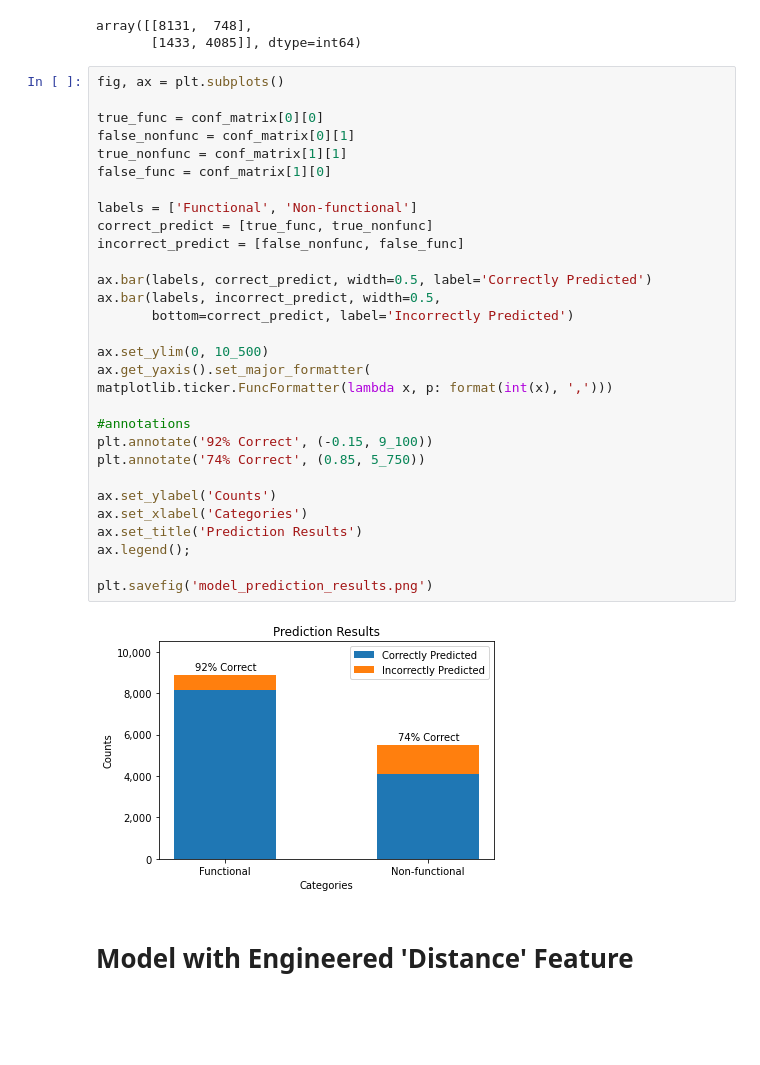
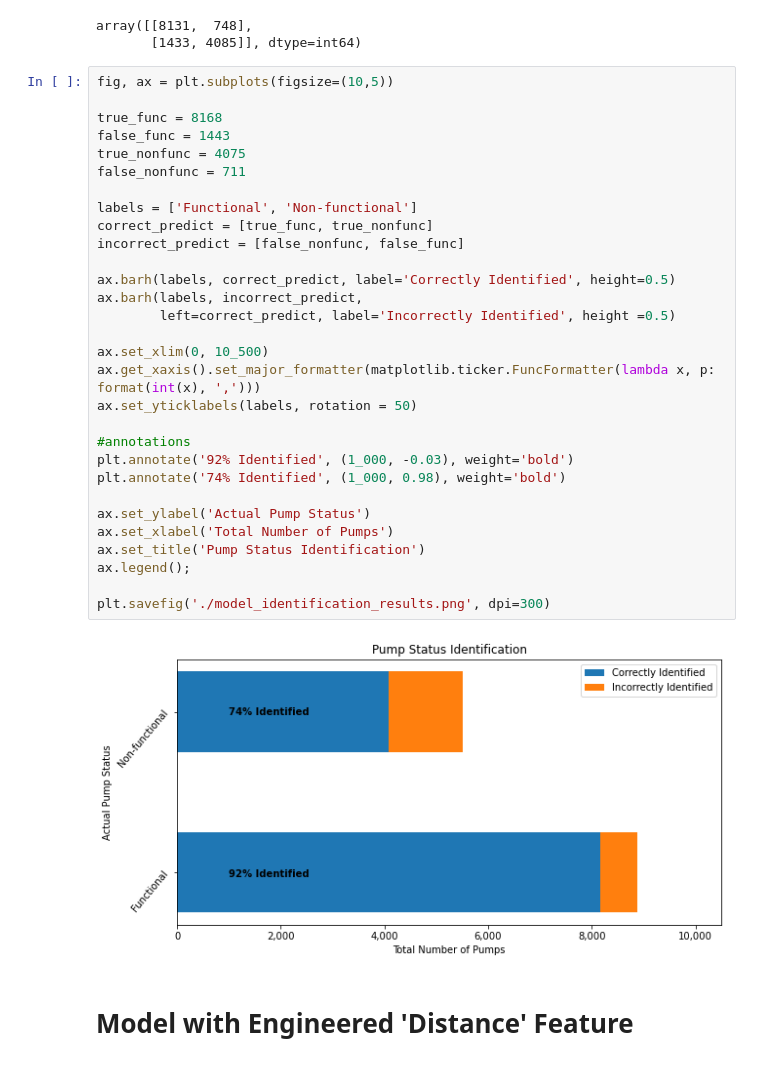
Before and after one commit to yuhkulele/Tanzanian-Water-Well-Status-Classification, a Jupyter notebook: notebooks_scratch/Yuhkai_modeling.ipynb, the cells around one changed output. Drawn from its saved outputs; the diff is of its cells as text; blank space fills up the shorter version.

Commit message:
Updated slideshow visualizations

```diff
--- a/notebooks_scratch/Yuhkai_modeling.ipynb
+++ b/notebooks_scratch/Yuhkai_modeling.ipynb
@@ -1059,37 +1059,37 @@ conf_matrix
 array([[8131,  748],
        [1433, 4085]], dtype=int64)
 # %%
-fig, ax = plt.subplots()
+fig, ax = plt.subplots(figsize=(10,5))
 
-true_func = conf_matrix[0][0]
-false_nonfunc = conf_matrix[0][1]
-true_nonfunc = conf_matrix[1][1]
-false_func = conf_matrix[1][0]
+true_func = 8168
+false_func = 1443
+true_nonfunc = 4075
+false_nonfunc = 711
 
 labels = ['Functional', 'Non-functional']
 correct_predict = [true_func, true_nonfunc]
 incorrect_predict = [false_nonfunc, false_func]
 
-ax.bar(labels, correct_predict, width=0.5, label='Correctly Predicted')
-ax.bar(labels, incorrect_predict, width=0.5,
-       bottom=correct_predict, label='Incorrectly Predicted')
+ax.barh(labels, correct_predict, label='Correctly Identified', height=0.5)
+ax.barh(labels, incorrect_predict,
+        left=correct_predict, label='Incorrectly Identified', height =0.5)
 
-ax.set_ylim(0, 10_500)
-ax.get_yaxis().set_major_formatter(
-matplotlib.ticker.FuncFormatter(lambda x, p: format(int(x), ',')))
+ax.set_xlim(0, 10_500)
+ax.get_xaxis().set_major_formatter(matplotlib.ticker.FuncFormatter(lambda x, p: format(int(x), ',')))
+ax.set_yticklabels(labels, rotation = 50)
 
 #annotations
-plt.annotate('92% Correct', (-0.15, 9_100))
-plt.annotate('74% Correct', (0.85, 5_750))
+plt.annotate('92% Identified', (1_000, -0.03), weight='bold')
+plt.annotate('74% Identified', (1_000, 0.98), weight='bold')
 
-ax.set_ylabel('Counts')
-ax.set_xlabel('Categories')
-ax.set_title('Prediction Results')
+ax.set_ylabel('Actual Pump Status')
+ax.set_xlabel('Total Number of Pumps')
+ax.set_title('Pump Status Identification')
 ax.legend();
 
-plt.savefig('model_prediction_results.png')
+plt.savefig('./model_identification_results.png', dpi=300)
 # %% [output]
-[figure, old version]
+[figure, new version]
 # %% [markdown]
 # Model with Engineered 'Distance' Feature
 # %%
```
Also changed, not shown: 4 other files.
